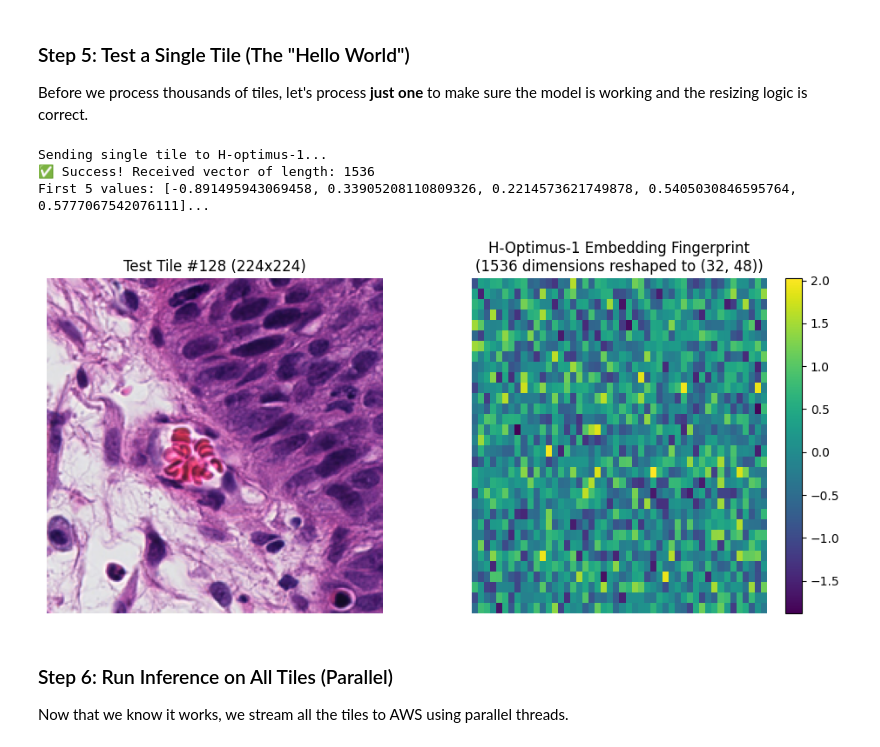
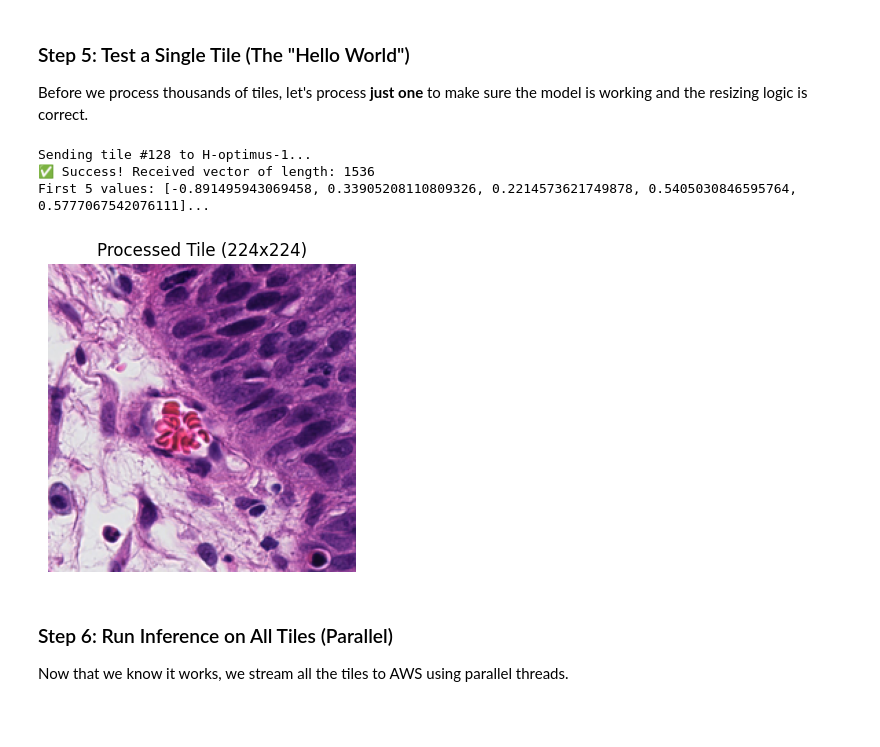
Before and after one commit to bioptimus/h1-jumpstart, a Jupyter notebook: H-optimus-1-tiling.ipynb, the cells around one changed output. Saved outputs shown, nothing was run; the diff lists cells and outputs as text; code cells hidden in the pictures; blank space fills up the shorter version.

```diff
--- a/H-optimus-1-tiling.ipynb
+++ b/H-optimus-1-tiling.ipynb
@@ -215,7 +184,6 @@ import io
 import json
 from PIL import Image
 import matplotlib.pyplot as plt
-import numpy as np
 
 # 1. Pick a tile from the middle of the list (to ensure it has tissue)
 test_idx = num_tiles // 2
@@ -225,65 +193,43 @@ polygon = wsi["tiles"]["geometry"][test_idx]
 minx, miny, maxx, maxy = polygon.bounds
 w, h = int(maxx - minx), int(maxy - miny)
 
 # 3. Read & Resize (The Critical Step)
 # Read the high-res region (e.g. 448px wide)
 img_array = wsi.read_region(int(minx), int(miny), w, h)
 
 # Convert to PIL and Resize to 224px (0.5 mpp)
 img = Image.fromarray(img_array)
 img = img.resize((224, 224), Image.Resampling.LANCZOS)
 
 # 4. Send to AWS
-print("Sending single tile to H-optimus-1...")
+print(f"Sending tile #{test_idx} to H-optimus-1...")
 buf = io.BytesIO()
 img.save(buf, format='PNG')
 payload = buf.getvalue()
 
 response = runtime.invoke_endpoint(
     EndpointName=endpoint_name,
     ContentType="image/*",
     Accept='application/json',
     Body=payload
 )
 
 vector = json.load(response["Body"])[0]
+
+# 5. Final Output and Visualization
 print(f"✅ Success! Received vector of length: {len(vector)}")
 print(f"First 5 values: {vector[:5]}...")
 
-# 4. Visualize the tile and its encoding
-def visualize_embedding(tile_img, embedding_vector):
-    # 1. Convert list to numpy array
-    vec = np.array(embedding_vector)
-
-    # 2. Reshape the 1536 vector into a rectangle (e.g., 32 x 48 = 1536)
-    # This creates a 2D "grid" purely for visualization purposes
-    grid_shape = (32, 48)
-    embedding_grid = vec.reshape(grid_shape)
-
-    # 3. Setup Plot
-    fig, axes = plt.subplots(1, 2, figsize=(12, 5))
-
-    # Left: The Actual Tissue Image
-    axes[0].imshow(tile_img)
-    axes[0].set_title(f"Test Tile #{test_idx} (224x224)")
-    axes[0].axis("off")
-
-    # Right: The Embedding "Fingerprint"
-    # We use a diverging colormap (seismic/bwr) to see high (+) and low (-) values
-    im = axes[1].imshow(embedding_grid, cmap='viridis', aspect='auto')
-    axes[1].set_title(f"H-Optimus-1 Embedding Fingerprint\n(1536 dimensions reshaped to {grid_shape})")
-    axes[1].axis("off")
-
-    # Add a colorbar to see the range of values
-    plt.colorbar(im, ax=axes[1])
-    plt.show()
-
-visualize_embedding(img, vector)
+plt.figure(figsize=(4, 4))
+plt.imshow(img)
+plt.title(f"Processed Tile (224x224)")
+plt.axis("off")
+plt.show()
 # %% [output]
-Sending single tile to H-optimus-1...
+Sending tile #128 to H-optimus-1...
 ✅ Success! Received vector of length: 1536
 First 5 values: [-0.891495943069458, 0.33905208110809326, 0.2214573621749878, 0.5405030846595764, 0.5777067542076111]...
-[figure, old version]
+[figure, new version]
 # %% [markdown]
 ### Step 6: Run Inference on All Tiles (Parallel)
 Now that we know it works, we stream all the tiles to AWS using parallel threads.
```
Also changed, not shown: parts of 8 cells of this notebook.
